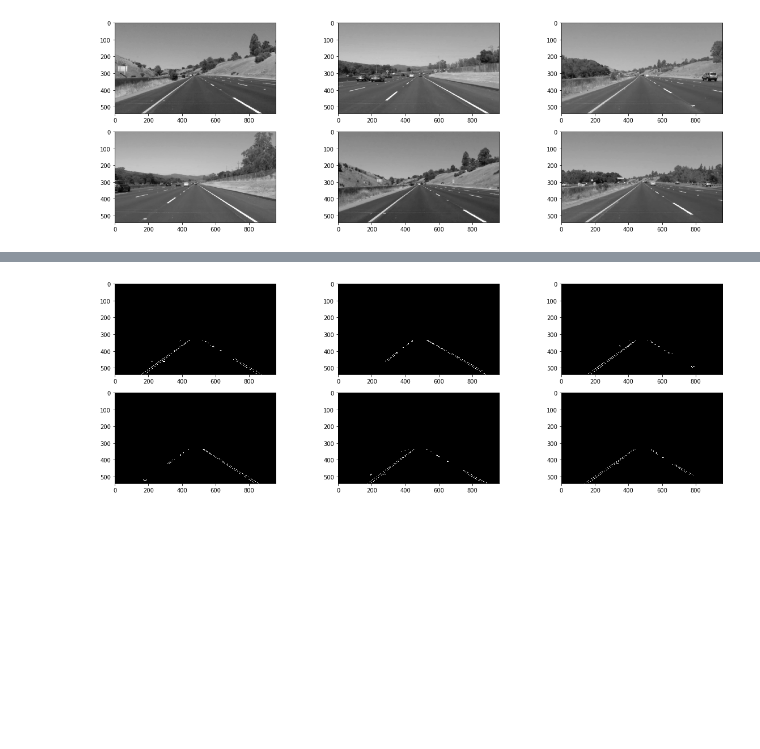
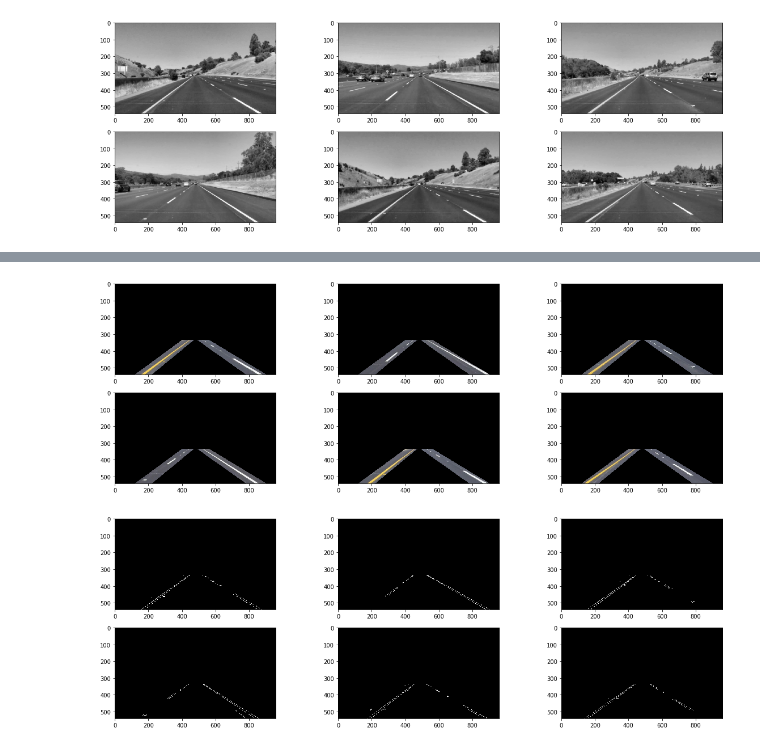
Before and after one commit to miguelaaguilar/CarND-LaneLines-P1, a Jupyter notebook: P1.ipynb, the cells around one changed output, grey strips where cells are left out. Cells and saved outputs as stored; diff of their text form; code cells hidden in the pictures; blank space fills up the shorter version.

```diff
--- a/P1.ipynb
+++ b/P1.ipynb
@@ -188,6 +217,31 @@ def region_of_interest(img, vertices):
     #returning the image only where mask pixels are nonzero
     masked_image = cv2.bitwise_and(img, mask)
     return masked_image
+# %%
+region_img = []
+kernel_size = 5
+low_threshold = 50
+high_threshold = 150
+
+for image in images:
+    imshape = image.shape
+    width = imshape[1]
+    height = imshape[0]
+    v1 = (120,height)
+    v2 = (width/2 - 80, height * 0.62)
+    v3 = (width/2 + 80, height * 0.62)
+    v4 = (width - 60,height)
+    v5 = (width - 180,height)
+    v6 = (width/2 + 10, height * 0.62)
+    v7 = (width/2 - 10, height * 0.62)
+    v8 = (220, height)
+    vertices = np.array([[v1, v2, v3, v4, v5, v6, v7, v8]], dtype=np.int32)
+
+    region_img.append(region_of_interest(image, vertices))
+
+show_images(region_img, name = 'region1')
+# %% [output]
+[figure, added]
 # %%
 region_img = []
 kernel_size = 5
```
Also changed, not shown: parts of 21 cells of this notebook, 12 other files.
